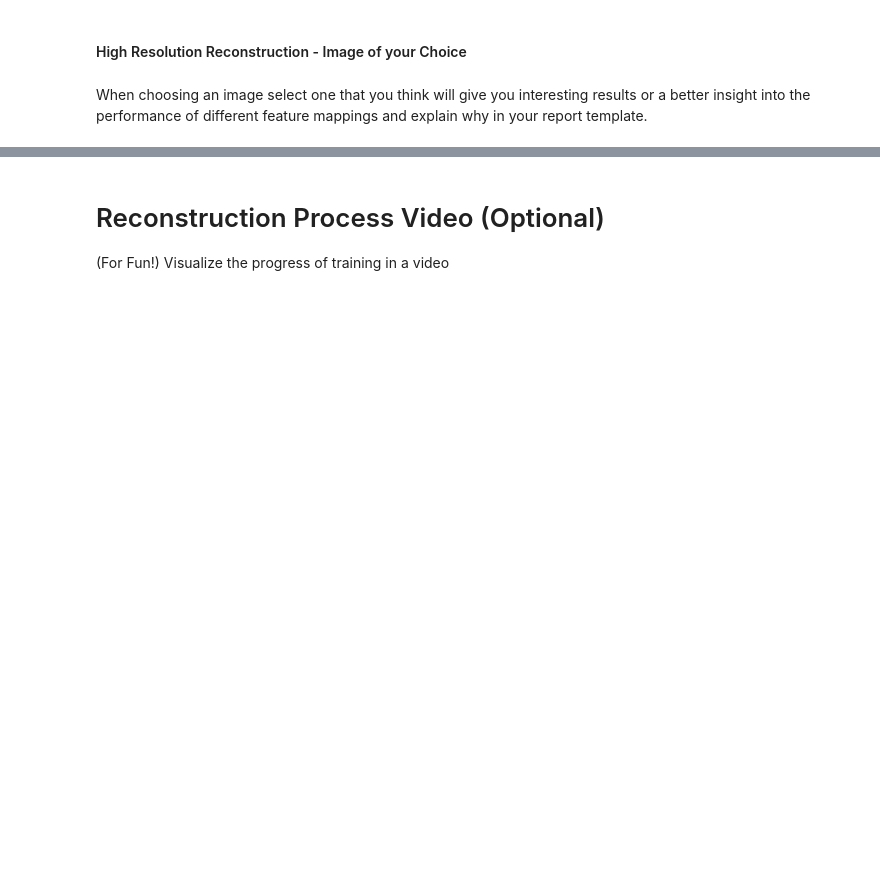
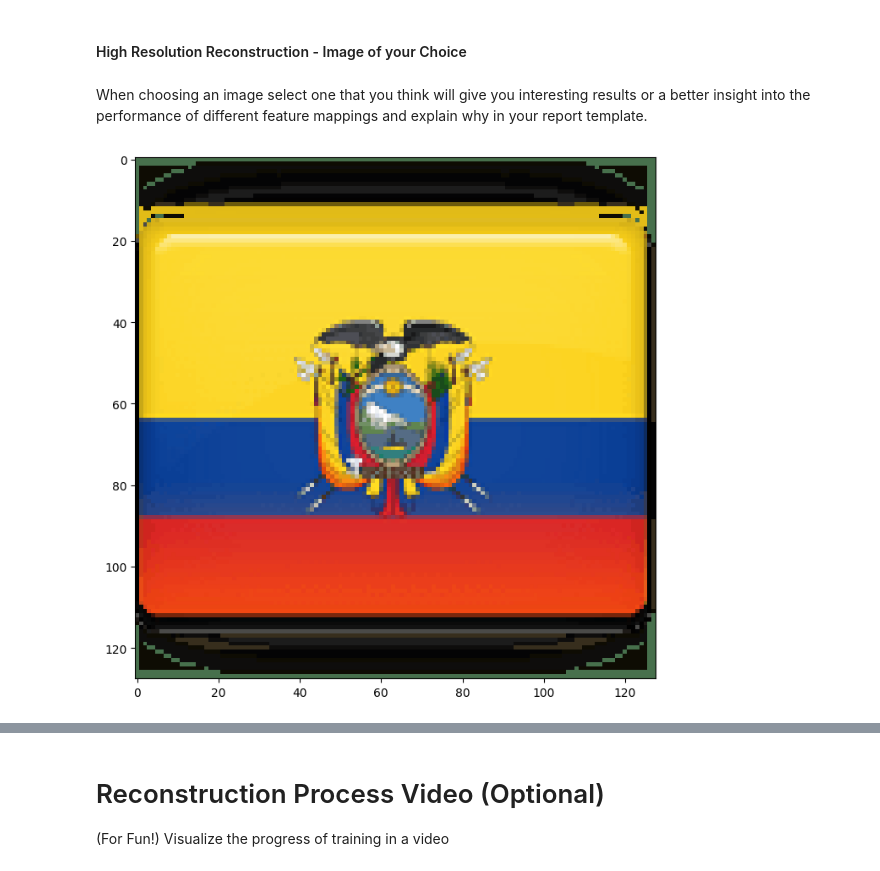
Before and after one commit to charlsgee/CS444, a Jupyter notebook: assignment2_starter_code/neural_network.ipynb, the cells around one changed output, grey strips where cells are left out. Saved outputs shown, nothing was run; the diff lists cells and outputs as text; code cells hidden in the pictures; blank space fills up the shorter version.

```diff
--- a/assignment2_starter_code/neural_network.ipynb
+++ b/assignment2_starter_code/neural_network.ipynb
@@ -381,7 +448,9 @@ When choosing an image select one that you think will give you interesting resul
 # %%
 size = 128
 # TODO pick an image and replace the url string
-train_data, test_data = get_image(size, image_url="YOUR URL HERE")
+train_data, test_data = get_image(size, image_url="https://icons.iconarchive.com/icons/custom-icon-design/all-country-flag/128/Ecuador-Flag-icon.png")
+# %% [output]
+[figure, added]
 # %%
 # get input features
 # TODO implement this by using the get_B_dict() and get_input_features() helper functions
```
Also changed, not shown: parts of 19 cells of this notebook, 4 other files.
